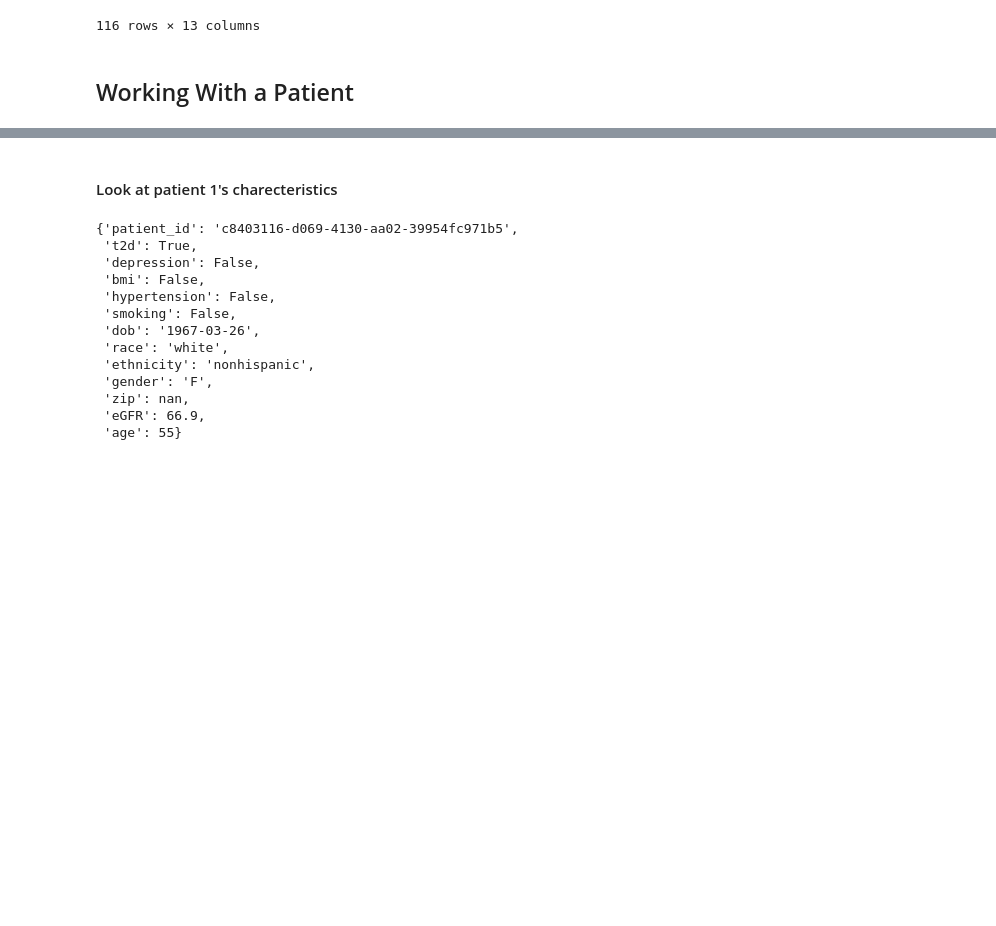
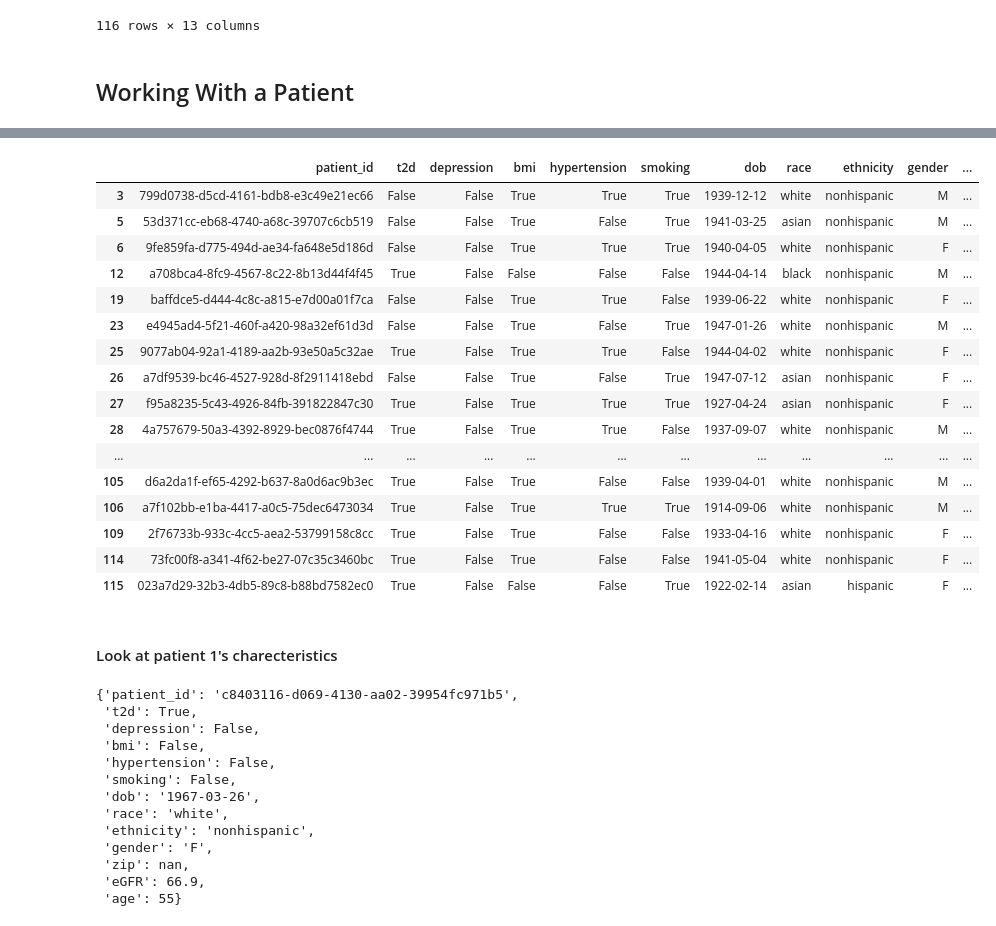
Before and after one commit to nickdeveau94/CKDPlanDesigner, a Jupyter notebook: CKD_Tutorial.ipynb, the cells around one changed output, grey strips where cells are left out. Saved outputs shown, nothing was run; the diff lists cells and outputs as text; code cells hidden in the pictures; blank space fills up the shorter version.

```diff
--- a/CKD_Tutorial.ipynb
+++ b/CKD_Tutorial.ipynb
@@ -79,3 +77,23 @@ get_age(patient1_config['dob'])
+# %%
+patients_df[patients_df.age >= 75]
+# %% [output]
+|  | patient_id | t2d | depression | bmi | hypertension | smoking | dob | race | ethnicity | gender | ... |
+| 3 | 799d0738-d5cd-4161-bdb8-e3c49e21ec66 | False | False | True | True | True | 1939-12-12 | white | nonhispanic | M | ... |
+| 5 | 53d371cc-eb68-4740-a68c-39707c6cb519 | False | False | True | False | True | 1941-03-25 | asian | nonhispanic | M | ... |
+| 6 | 9fe859fa-d775-494d-ae34-fa648e5d186d | False | False | True | True | True | 1940-04-05 | white | nonhispanic | F | ... |
+| 12 | a708bca4-8fc9-4567-8c22-8b13d44f4f45 | True | False | False | False | False | 1944-04-14 | black | nonhispanic | M | ... |
+| 19 | baffdce5-d444-4c8c-a815-e7d00a01f7ca | False | False | True | True | False | 1939-06-22 | white | nonhispanic | F | ... |
+| 23 | e4945ad4-5f21-460f-a420-98a32ef61d3d | False | False | True | False | True | 1947-01-26 | white | nonhispanic | M | ... |
+| 25 | 9077ab04-92a1-4189-aa2b-93e50a5c32ae | True | False | True | True | False | 1944-04-02 | white | nonhispanic | F | ... |
+| 26 | a7df9539-bc46-4527-928d-8f2911418ebd | False | False | True | False | True | 1947-07-12 | asian | nonhispanic | F | ... |
+| 27 | f95a8235-5c43-4926-84fb-391822847c30 | True | False | True | True | True | 1927-04-24 | asian | nonhispanic | F | ... |
+| 28 | 4a757679-50a3-4392-8929-bec0876f4744 | True | False | True | True | False | 1937-09-07 | white | nonhispanic | M | ... |
+| ... | ... | ... | ... | ... | ... | ... | ... | ... | ... | ... | ... |
+| 105 | d6a2da1f-ef65-4292-b637-8a0d6ac9b3ec | True | False | True | False | False | 1939-04-01 | white | nonhispanic | M | ... |
+| 106 | a7f102bb-e1ba-4417-a0c5-75dec6473034 | True | False | True | True | True | 1914-09-06 | white | nonhispanic | M | ... |
+| 109 | 2f76733b-933c-4cc5-aea2-53799158c8cc | True | False | True | False | False | 1933-04-16 | white | nonhispanic | F | ... |
+| 114 | 73fc00f8-a341-4f62-be27-07c35c3460bc | True | False | True | False | False | 1941-05-04 | white | nonhispanic | F | ... |
+| 115 | 023a7d29-32b3-4db5-89c8-b88bd7582ec0 | True | False | False | False | True | 1922-02-14 | asian | hispanic | F | ... |
 # %%
 # patient_config = {'patient_id': 123,2
 #                   'eGFR': 70,
```
Also changed, not shown: parts of 11 cells of this notebook, 3 other files.
